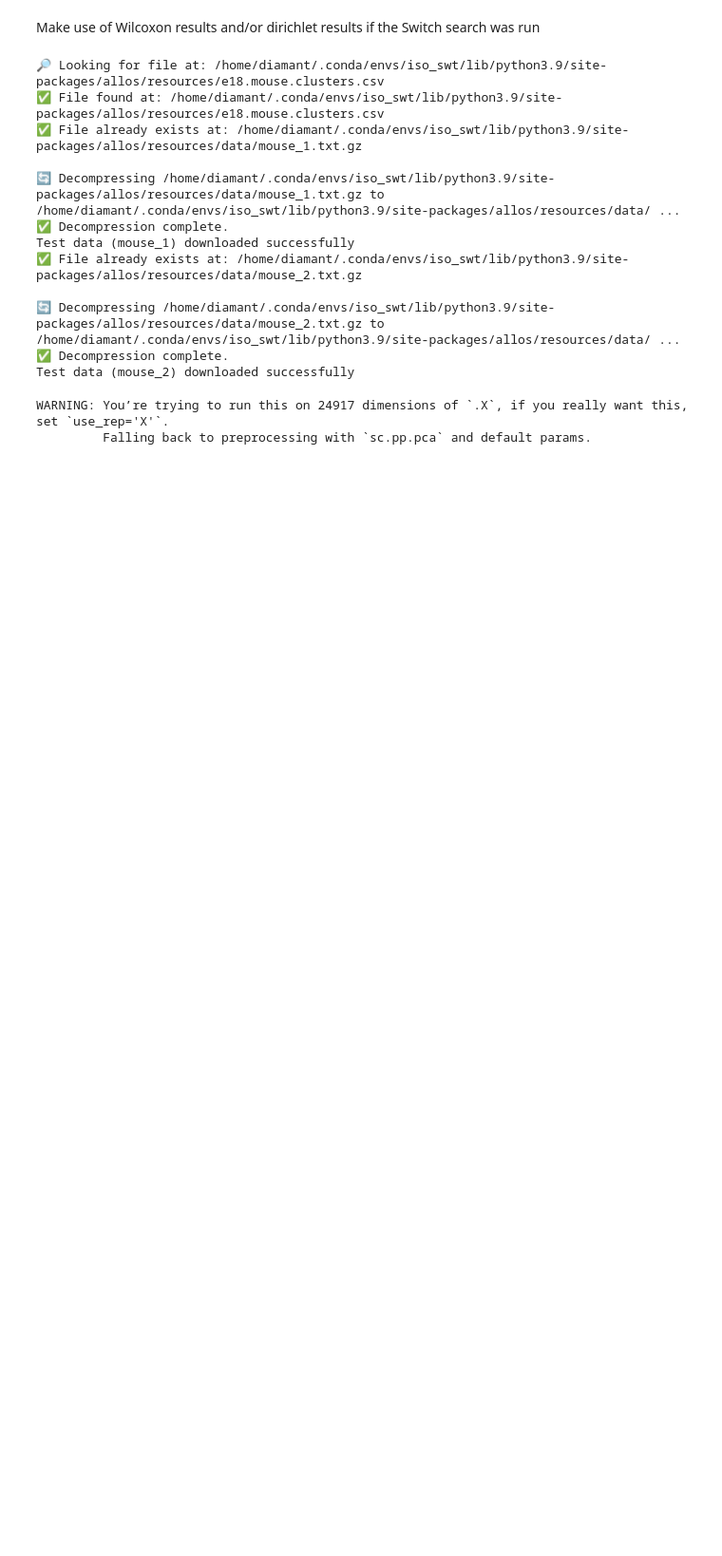
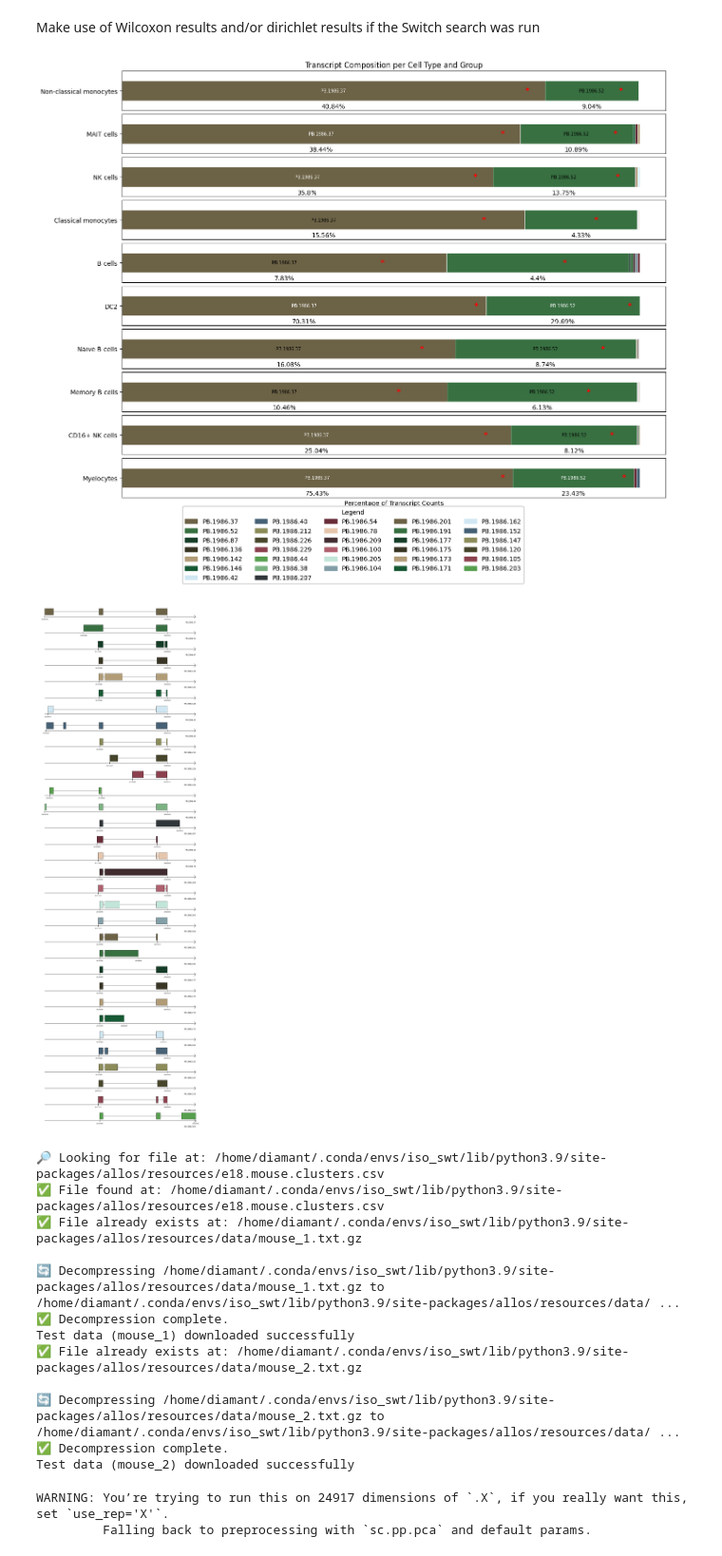
Before and after one commit to cobioda/allos, a Jupyter notebook: nbs/006_gene_report.ipynb, the cells around one changed output. Shown at 95% size. Drawn from its saved outputs; the diff is of its cells as text; code cells hidden in the pictures; blank space fills up the shorter version.

Commit message:
added plot_isoform_overview to preprocessing and combined gene panel to gene report

```diff
--- a/nbs/006_gene_report.ipynb
+++ b/nbs/006_gene_report.ipynb
@@ -1153,0 +378,12 @@ NameError: name 'TranscriptPlots' is not defined
+# %%
+from allos.switch_search import SwitchSearch
+from allos.preprocessing import filter_transcripts_by_abundance
+import anndata as ad
+import matplotlib.pyplot as plt
+import seaborn as sns
+adata = ad.read_h5ad('/data/analysis/data_mcandrew/Isoform_matrices/annotated_pacbio_pbmc_iso_level.h5ad')
+filter_transcripts_by_abundance(adata,  threshold_pct= 2)
+ss = SwitchSearch(adata, group_columns=['predicted_labels'], fast_mode=False)
+pairwise = ss.find_switches_chi2(
+            primary_col="predicted_labels",
+            return_transcript_metrics=True)
@@ -1154,5 +393,21 @@ NameError: name 'TranscriptPlots' is not defined
 # %% [markdown]
 Make use of Wilcoxon results and/or dirichlet results if the Switch search was run
+# %%
+import pandas as pd
+from allos.color_palette import ghibli, synthwave
+import matplotlib.patches as mpatches
+from allos.transcript_plots import TranscriptPlots
+transcripts_colors = plot_combined_panel_on_condition(pairwise, dge_data=None, dge_short_data=None, gene_name='CD52', conditions_list=[], cell_types=[])
+tp = TranscriptPlots(gtf_file="/data/analysis/data_diamant/allos_4/allos/nbs/scisoseq_transcripts.sorted.filtered_lite.gff")
+transcripts_ids = []
+colors_ids = []
+for k, v in transcripts_colors.items():
+    transcripts_ids.append(k)
+    colors_ids.append(v)
+tp.draw_transcripts_list(transcripts_ids, colors_ids)
+# %% [output]
+[figure, added]
+[figure, added]
 # %%
 from allos.readers_tests import *
 import allos.preprocessing as pp
```
Also changed, not shown: parts of 18 cells of this notebook, 3 other files.
